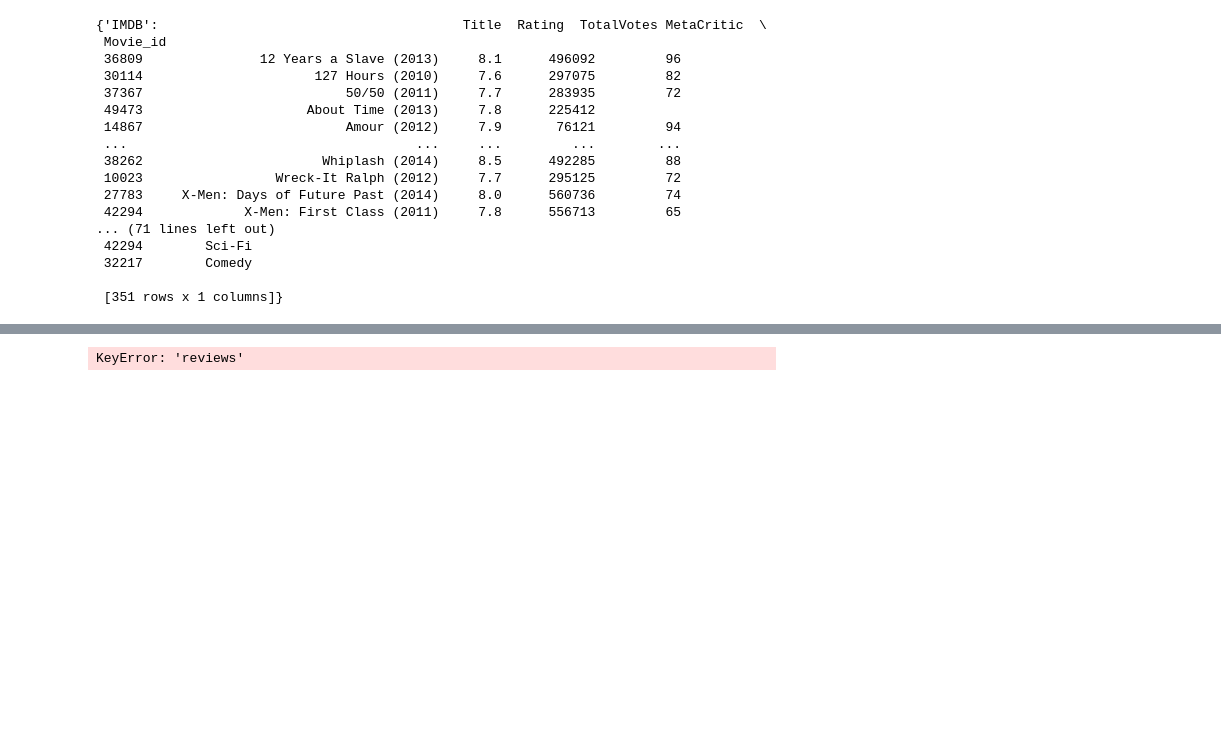
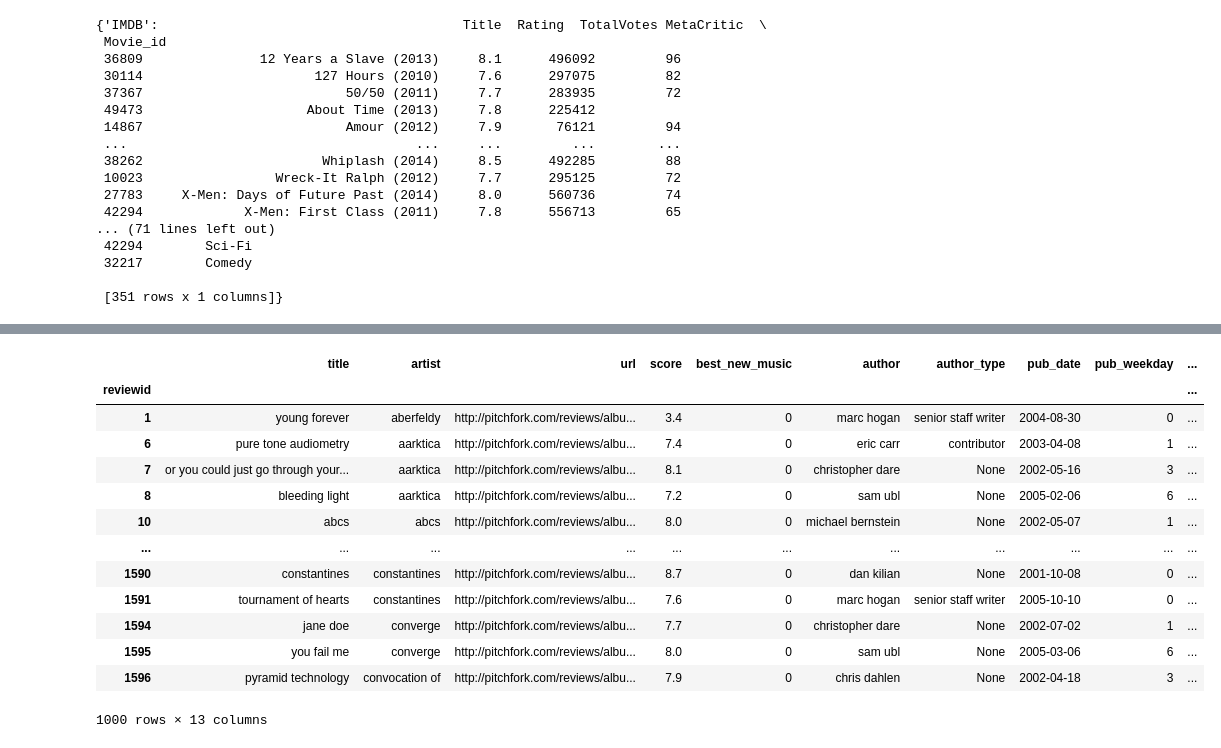
Before and after one commit to CaIiguIa/GGSN---MAGN, a Jupyter notebook: main.ipynb, the cells around one changed output, grey strips where cells are left out. Cells and saved outputs as stored; diff of their text form; code cells hidden in the pictures; blank space fills up the shorter version.

Commit message:
Added two databases for learning.

```diff
--- a/main.ipynb
+++ b/main.ipynb
@@ -63,8 +63,12 @@ from pathlib import Path
 from typing import Final
 
 resources_dir: Final[Path] = Path('resources/data/')
-zip_data_file: Final[Path] = resources_dir.joinpath('movie-data-analytics-dataset.zip')
-database_path: Final[Path]  = resources_dir.joinpath('movie.sqlite')
+
+zip_data_file_movie: Final[Path] = resources_dir.joinpath('movie-data-analytics-dataset.zip')
+database_path_movie: Final[Path]  = resources_dir.joinpath('movie.sqlite')
+
+zip_data_file_pitchfork: Final[Path] = resources_dir.joinpath('pitchfork-data.zip')
+database_path_pitchfork: Final[Path]  = resources_dir.joinpath('database.sqlite')
 # %% [markdown]
 Pobranie danych z platformy Kaggle
 
@@ -339,0 +378,4 @@ KeyError: 'reviews'
+# %%
+database_pitchfork = Database.from_sqlite3(database_path_pitchfork, 1000)
+
+database_pitchfork
@@ -340,4 +400,17 @@ KeyError: 'reviews'
 # %%
-dataframe_database.create_mock_target("reviews")
+database_pitchfork.create_mock_target("reviews")
 # %% [output]
+|  | title | artist | url | score | best_new_music | author | author_type | pub_date | pub_weekday | ... |
+| reviewid |  |  |  |  |  |  |  |  |  | ... |
+| 1 | young forever | aberfeldy | http://pitchfork.com/reviews/albu... | 3.4 | 0 | marc hogan | senior staff writer | 2004-08-30 | 0 | ... |
+| 6 | pure tone audiometry | aarktica | http://pitchfork.com/reviews/albu... | 7.4 | 0 | eric carr | contributor | 2003-04-08 | 1 | ... |
+| 7 | or you could just go through your... | aarktica | http://pitchfork.com/reviews/albu... | 8.1 | 0 | christopher dare | None | 2002-05-16 | 3 | ... |
+| 8 | bleeding light | aarktica | http://pitchfork.com/reviews/albu... | 7.2 | 0 | sam ubl | None | 2005-02-06 | 6 | ... |
+| 10 | abcs | abcs | http://pitchfork.com/reviews/albu... | 8.0 | 0 | michael bernstein | None | 2002-05-07 | 1 | ... |
+| ... | ... | ... | ... | ... | ... | ... | ... | ... | ... | ... |
+| 1590 | constantines | constantines | http://pitchfork.com/reviews/albu... | 8.7 | 0 | dan kilian | None | 2001-10-08 | 0 | ... |
+| 1591 | tournament of hearts | constantines | http://pitchfork.com/reviews/albu... | 7.6 | 0 | marc hogan | senior staff writer | 2005-10-10 | 0 | ... |
+| 1594 | jane doe | converge | http://pitchfork.com/reviews/albu... | 7.7 | 0 | christopher dare | None | 2002-07-02 | 1 | ... |
+| 1595 | you fail me | converge | http://pitchfork.com/reviews/albu... | 8.0 | 0 | sam ubl | None | 2005-03-06 | 6 | ... |
+| 1596 | pyramid technology | convocation of | http://pitchfork.com/reviews/albu... | 7.9 | 0 | chris dahlen | None | 2002-04-18 | 3 | ... |
-KeyError: 'reviews'
+1000 rows × 13 columns
```
Also changed, not shown: parts of 21 cells of this notebook, 3 other files.
